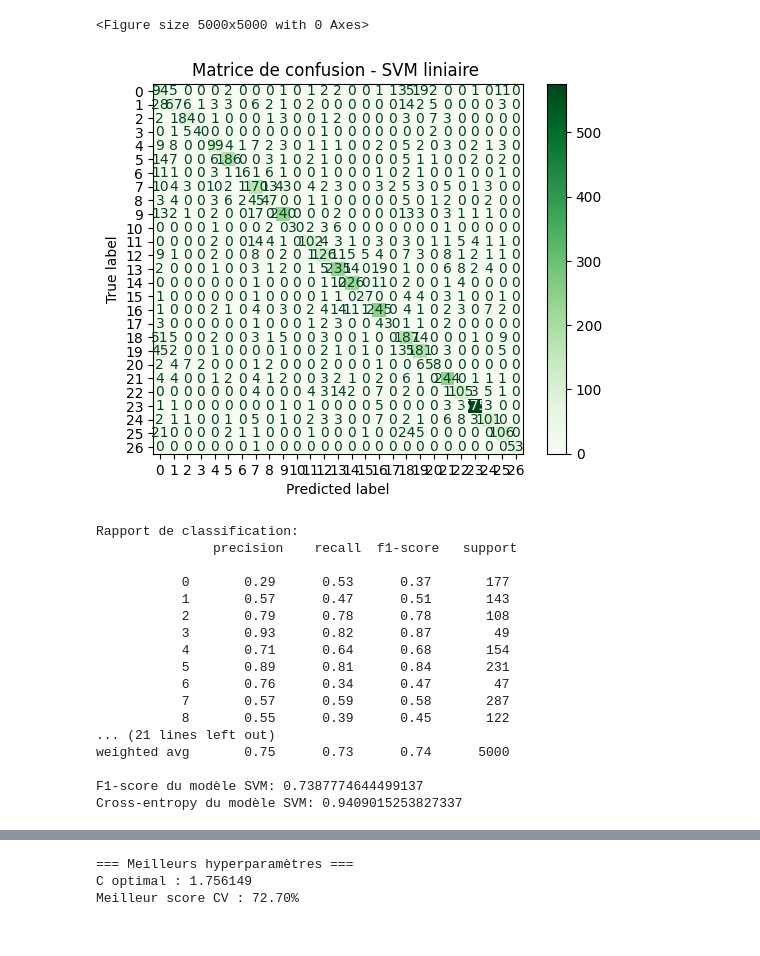
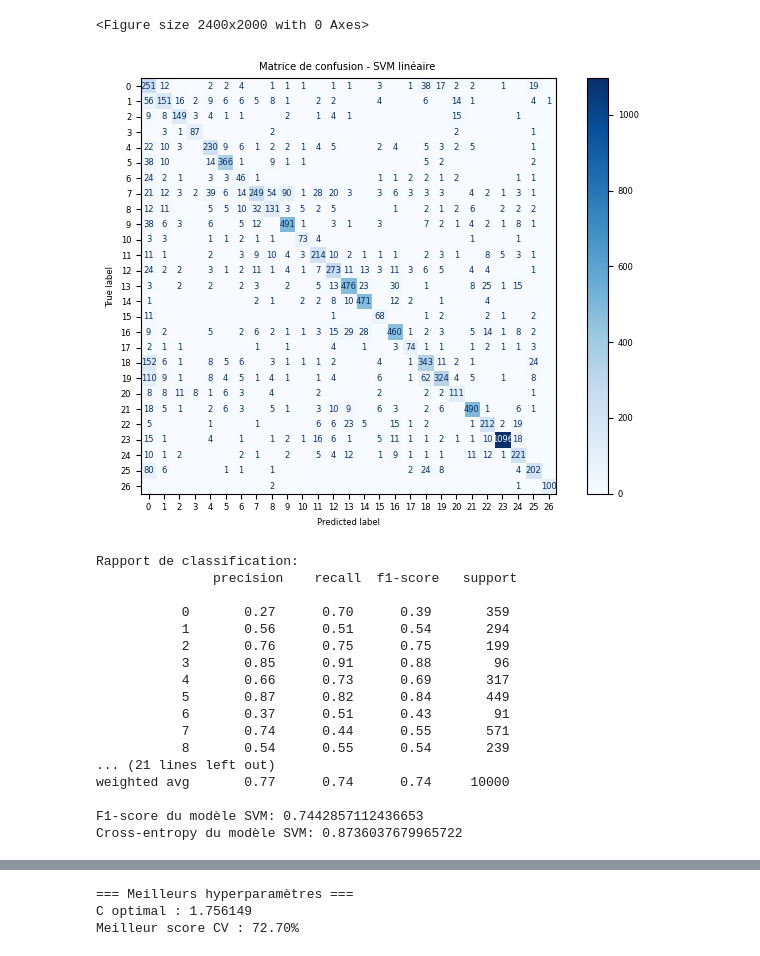
Before and after one commit to YacineA7/Rakuten-MLE-DEC25, a Jupyter notebook: notebooks/SVM_Linear_model.ipynb, the cells around one changed output, grey strips where cells are left out. Cells and saved outputs as stored; diff of their text form; code cells hidden in the pictures.

```diff
--- a/notebooks/SVM_Linear_model.ipynb
+++ b/notebooks/SVM_Linear_model.ipynb
@@ -32,9 +34,9 @@ nltk.download('stopwords')
 True
 # %%
 # Lecture des données initiales
-X_train_init = pd.read_csv("../data/X_train_update.csv", nrows=25000)
-y_train_init = pd.read_csv("../data/Y_train_CVw08PX.csv", nrows=25000)
-X_test_init = pd.read_csv("../data/X_test_update.csv", nrows=25000)
+X_train_init = pd.read_csv("../data/X_train_update.csv", nrows=50000)
+y_train_init = pd.read_csv("../data/Y_train_CVw08PX.csv", nrows=50000)
+X_test_init = pd.read_csv("../data/X_test_update.csv", nrows=50000)
 
 # Affichage des informations sur les datasets
 print(f"Info X_train_init : {X_train_init.info()}")
@@ -247,40 +208,47 @@ y_proba= model.predict_proba(X_test_tfidf)
 # %%
 # Affichage de la matrice de confusion
 cm_SVM = confusion_matrix(y_test, y_pred)
-plt.figure(figsize=(50,50))
+plt.figure(figsize=(24,20))
 disp = ConfusionMatrixDisplay(confusion_matrix=cm_SVM)
-disp.plot(cmap="Greens", values_format="d")
+disp.plot(cmap="Blues", values_format="d")
+
+for text in disp.text_.flatten():
+    if text.get_text() == "0":
+        text.set_text("") # Supprime les annotations "0" pour une meilleure lisibilité
+
 plt.title("Matrice de confusion - SVM linéaire ")
+plt.rcParams['font.size'] = 5
 plt.savefig("../reports/figures/viz_txt_SVM_confusion.png", dpi=150, bbox_inches="tight")
+plt.tight_layout()
 plt.show()
 
 # Affichage du rapport de classification
 print('Rapport de classification:\n', classification_report(y_test, y_pred))
 
 # Affichage du F1-score
 f1_SVM = f1_score(y_test, y_pred, average="weighted")
 print("F1-score du modèle SVM:", f1_SVM)
 
 # Affichage de la cross-entropy
 ce_SVM = log_loss(y_test, y_proba)
 print("Cross-entropy du modèle SVM:", ce_SVM)
 # %% [output]
-<Figure size 5000x5000 with 0 Axes>
+<Figure size 2400x2000 with 0 Axes>
-[figure, old version]
+[figure, new version]
 Rapport de classification:
                precision    recall  f1-score   support
 
-           0       0.29      0.53      0.37       177
-           1       0.57      0.47      0.51       143
-           2       0.79      0.78      0.78       108
-           3       0.93      0.82      0.87        49
-           4       0.71      0.64      0.68       154
-           5       0.89      0.81      0.84       231
-           6       0.76      0.34      0.47        47
-           7       0.57      0.59      0.58       287
-           8       0.55      0.39      0.45       122
+           0       0.27      0.70      0.39       359
+           1       0.56      0.51      0.54       294
+           2       0.76      0.75      0.75       199
+           3       0.85      0.91      0.88        96
+           4       0.66      0.73      0.69       317
+           5       0.87      0.82      0.84       449
+           6       0.37      0.51      0.43        91
+           7       0.74      0.44      0.55       571
+           8       0.54      0.55      0.54       239
 ... (21 lines left out)
-weighted avg       0.75      0.73      0.74      5000
+weighted avg       0.77      0.74      0.74     10000
 
-F1-score du modèle SVM: 0.7387774644499137
-Cross-entropy du modèle SVM: 0.9409015253827337
+F1-score du modèle SVM: 0.7442857112436653
+Cross-entropy du modèle SVM: 0.8736037679965722
```
Also changed, not shown: parts of 11 cells of this notebook, 22 other files.
